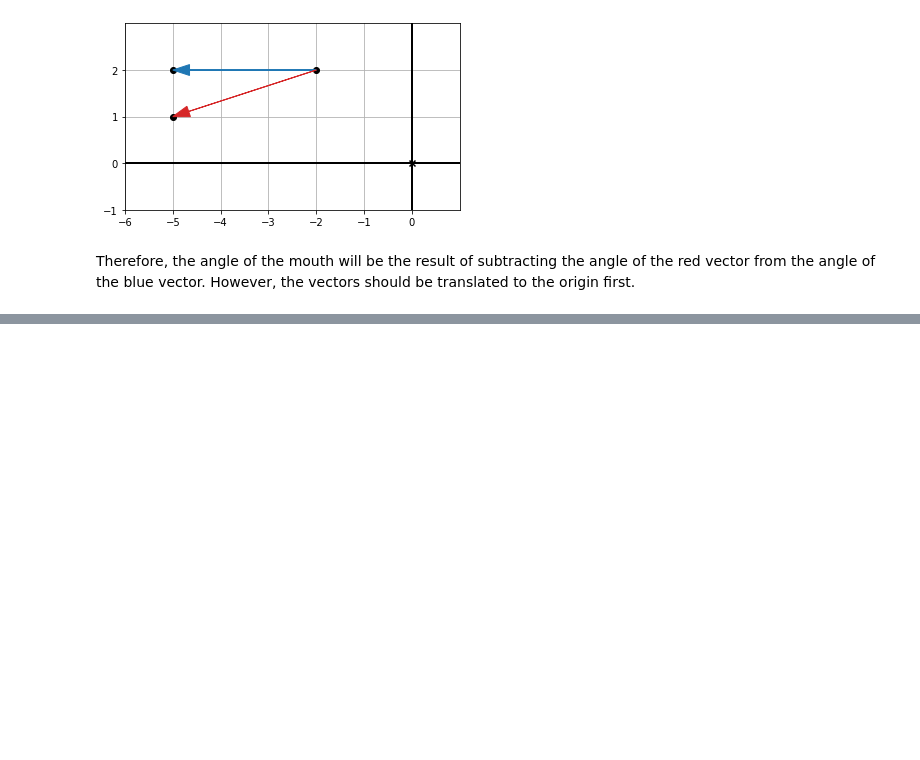
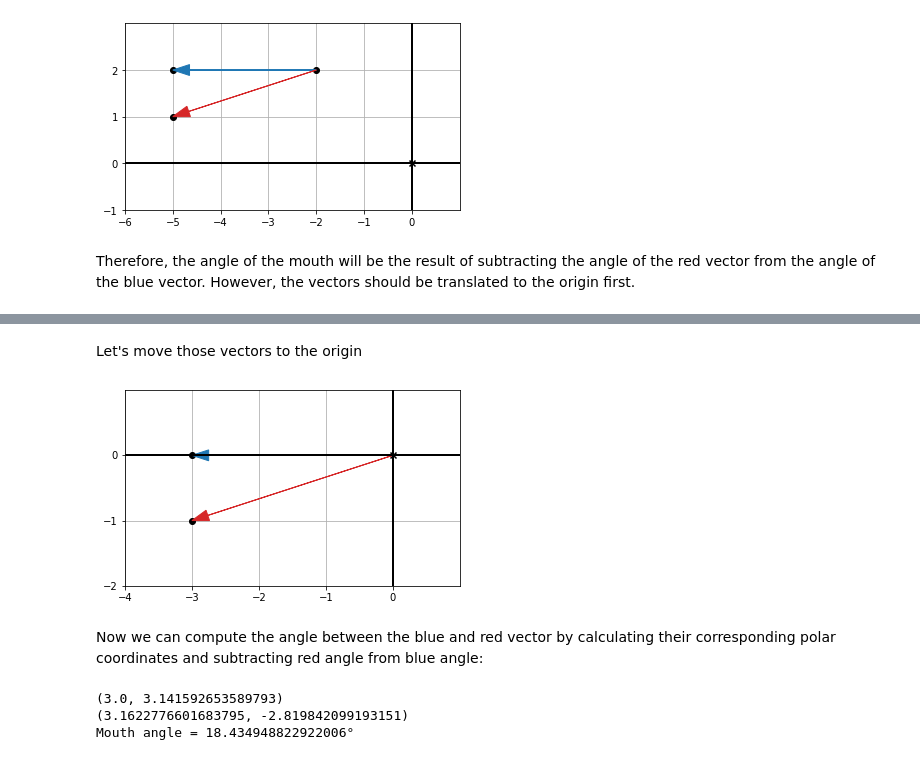
Before and after one commit to sergiofgonzalez/math-workbench, a Jupyter notebook: 01-vectors-in-the-2d-plane/e01-vector-exercises/vector-exercises.ipynb, the cells around one changed output, grey strips where cells are left out. Drawn from its saved outputs; the diff is of its cells as text; code cells hidden in the pictures; blank space fills up the shorter version.

```diff
--- a/01-vectors-in-the-2d-plane/e01-vector-exercises/vector-exercises.ipynb
+++ b/01-vectors-in-the-2d-plane/e01-vector-exercises/vector-exercises.ipynb
@@ -875,0 +879,45 @@ draw(Arrow(blue_vector, color=blue), Arrow(red_vector, color=red))
+# %% [markdown]
+Let's move those vectors to the origin
+# %%
+blue_vector = ((-5, 2), (-2, 2))
+red_vector = ((-5, 1), (-2, 2))
+
+def translate_to_origin(vector_coords):
+    vector_tip = vector_coords[0]
+    vector_tail = vector_coords[1]
+    return subtract(vector_tip, vector_tail)
+
+blue_vector_translated = translate_to_origin(blue_vector)
+red_vector_translated = translate_to_origin(red_vector)
+
+draw(
+    Points(blue_vector_translated, red_vector_translated),
+    Arrow(blue_vector_translated, color= blue),
+    Arrow(red_vector_translated, color=red)
+    )
+# %% [output]
+[figure, added]
+# %% [markdown]
+Now we can compute the angle between the blue and red vector by calculating their corresponding polar coordinates and subtracting red angle from blue angle:
+# %%
+blue_vector_translated_polar = to_polar(blue_vector_translated)
+red_vector_translated_polar = to_polar(red_vector_translated)
+
+print(blue_vector_translated_polar)
+print(red_vector_translated_polar)
+
+# This is to enforce having only positive angles
+def normalize_angle(angle):
+    if angle < 0:
+        return angle + (2 * pi)
+    else:
+        return angle
+
+angle_rad = normalize_angle(red_vector_translated_polar[1]) - normalize_angle(blue_vector_translated_polar[1])
+angle_deg = to_degrees(angle_rad)
+
+print('Mouth angle = {0}°'.format(angle_deg))
+# %% [output]
+(3.0, 3.141592653589793)
+(3.1622776601683795, -2.819842099193151)
+Mouth angle = 18.434948822922006°
```
Also changed, not shown: parts of 10 cells of this notebook.
